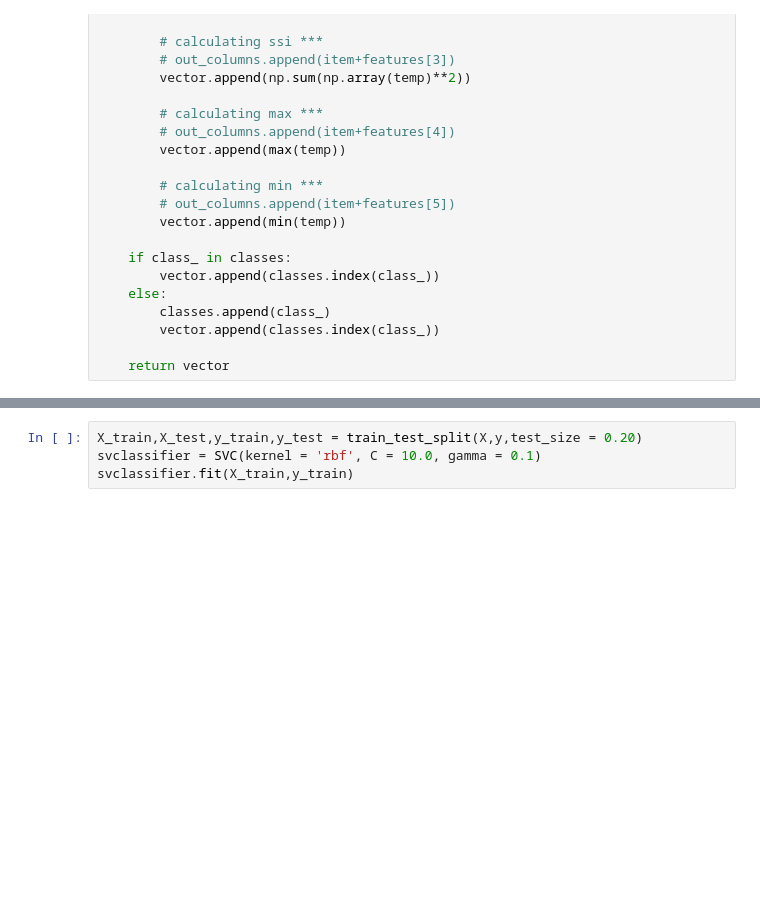
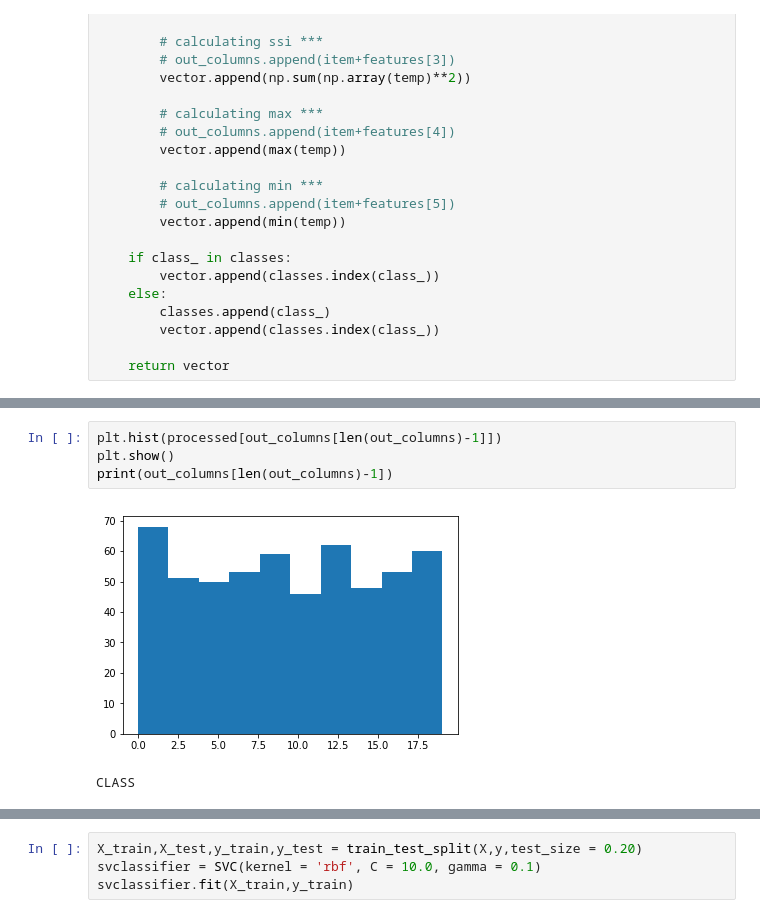
Before and after one commit to KithminiHerath/Realtime-Sign-Language-Translation-to-Speech-DNN, a Jupyter notebook: preprocess.ipynb, the cells around one changed output, grey strips where cells are left out. Cells and saved outputs as stored; diff of their text form; blank space fills up the shorter version.

Commit message:
visualizing data and calculating the standard deviations of the features

```diff
--- a/preprocess.ipynb
+++ b/preprocess.ipynb
@@ -102,0 +84,7 @@ processed = pd.DataFrame(output,columns = out_columns)
+# %%
+plt.hist(processed[out_columns[len(out_columns)-1]])
+plt.show()
+print(out_columns[len(out_columns)-1])
+# %% [output]
+[figure, added]
+CLASS
```
Also changed, not shown: parts of 5 cells of this notebook.
